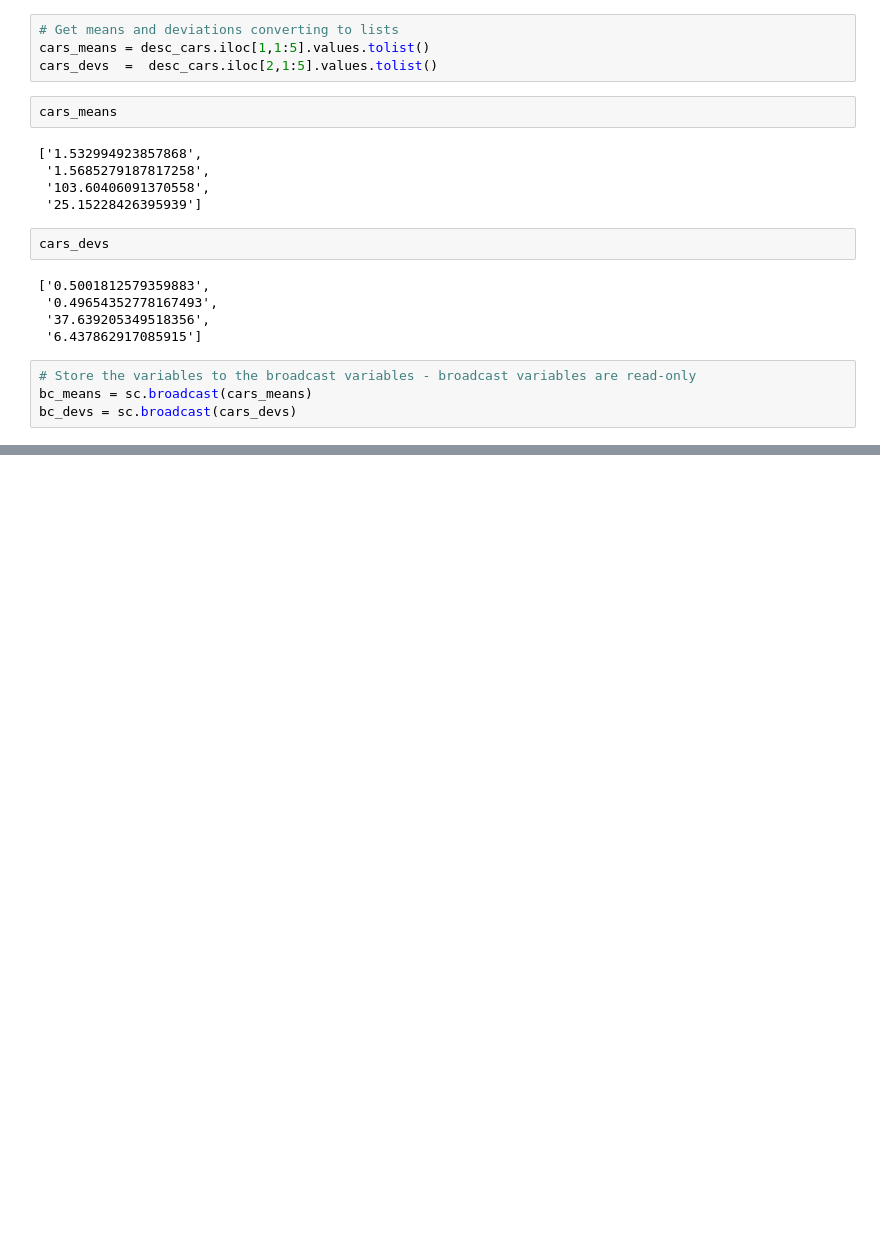
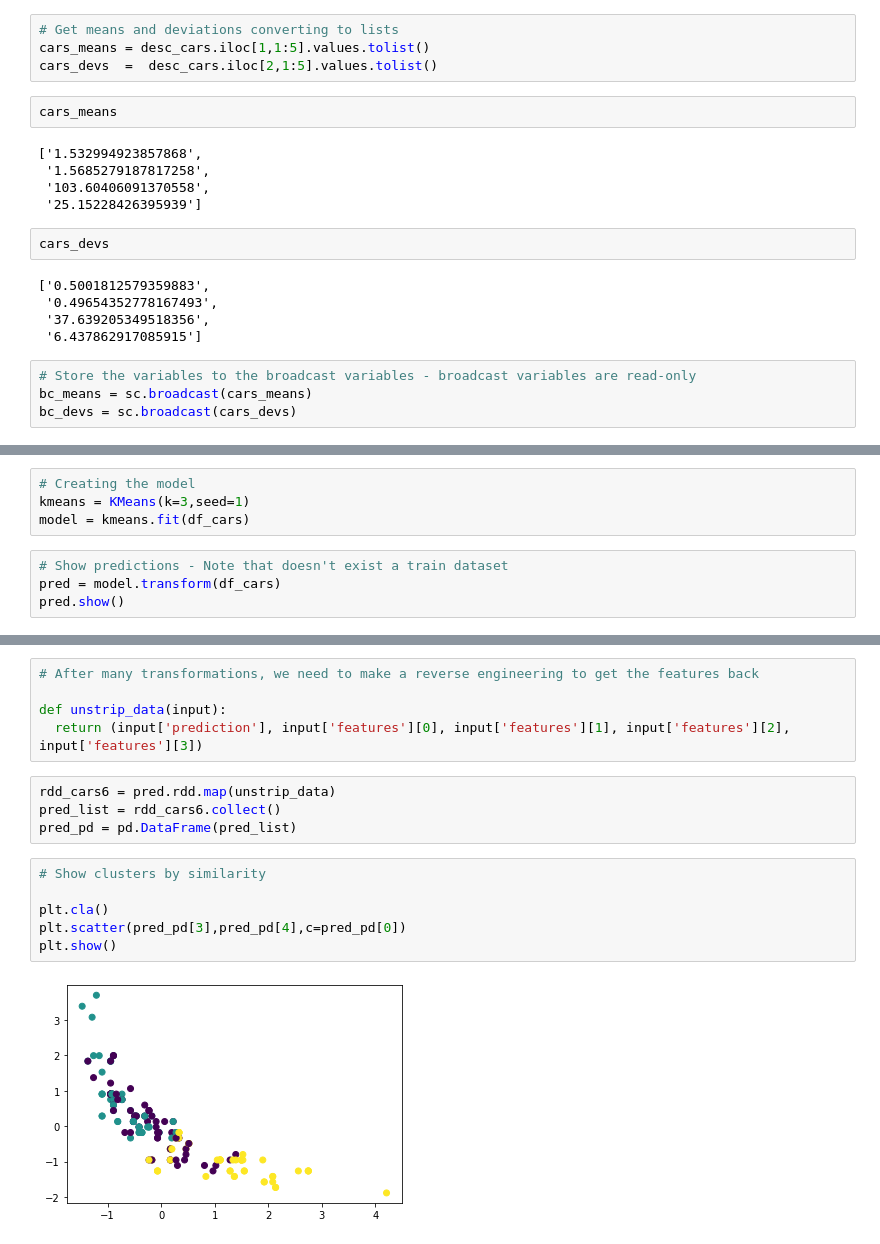
Before and after one commit to ralsouza/apache_spark_real_time_analytics, a Jupyter notebook: notebooks/11_pyspark_mllib_clustering_k_means.ipynb, the cells around one changed output, grey strips where cells are left out. Saved outputs shown, nothing was run; the diff lists cells and outputs as text; blank space fills up the shorter version.

```diff
--- a/notebooks/11_pyspark_mllib_clustering_k_means.ipynb
+++ b/notebooks/11_pyspark_mllib_clustering_k_means.ipynb
@@ -173,0 +228,8 @@ bc_devs = sc.broadcast(cars_devs)
+# %%
+# Creating the model
+kmeans = KMeans(k=3,seed=1)
+model = kmeans.fit(df_cars)
+# %%
+# Show predictions - Note that doesn't exist a train dataset
+pred = model.transform(df_cars)
+pred.show()
@@ -173,0 +254,17 @@ bc_devs = sc.broadcast(cars_devs)
+# %%
+# After many transformations, we need to make a reverse engineering to get the features back
+
+def unstrip_data(input):
+  return (input['prediction'], input['features'][0], input['features'][1], input['features'][2], input['features'][3])
+# %%
+rdd_cars6 = pred.rdd.map(unstrip_data)
+pred_list = rdd_cars6.collect()
+pred_pd = pd.DataFrame(pred_list)
+# %%
+# Show clusters by similarity
+
+plt.cla()
+plt.scatter(pred_pd[3],pred_pd[4],c=pred_pd[0])
+plt.show()
+# %% [output]
+[figure, added]
```
Also changed, not shown: parts of 5 cells of this notebook.
